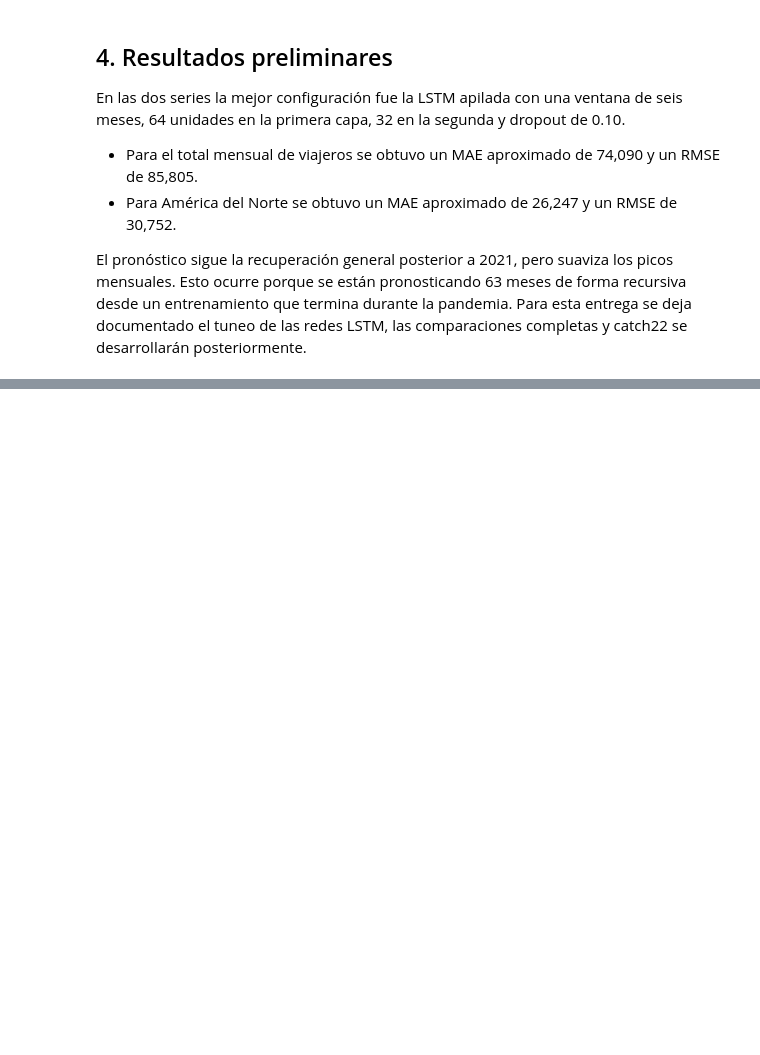
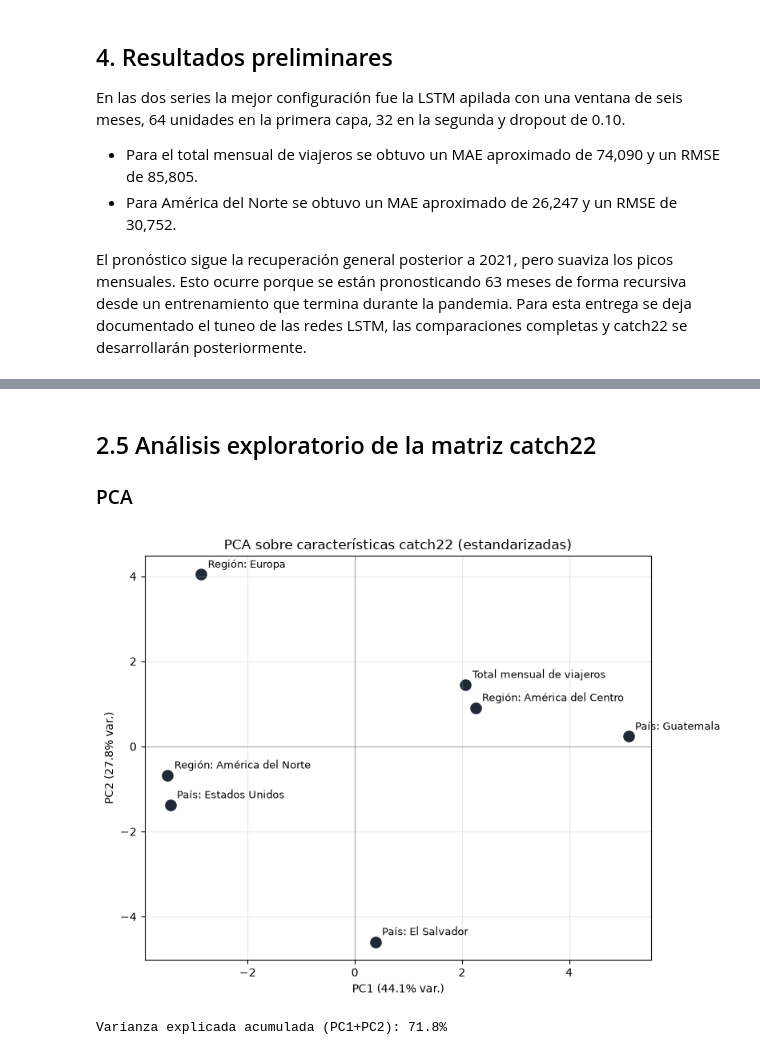
Before and after one commit to MiltonPolanco/Lab2-Series-de-Tiempo-con-LSTM, a Jupyter notebook: notebooks/laboratorio_2.ipynb, the cells around one changed output, grey strips where cells are left out. Cells and saved outputs as stored; diff of their text form; code cells hidden in the pictures; blank space fills up the shorter version.

```diff
--- a/notebooks/laboratorio_2.ipynb
+++ b/notebooks/laboratorio_2.ipynb
@@ -365,0 +476,13 @@ El pronóstico sigue la recuperación general posterior a 2021, pero suaviza los
+# %%
+filas_catch22 = []
+nombres_features = None
+for nombre, serie_i in series_completas.items():
+    resultado = pycatch22.catch22_all(list(serie_i.astype(float)), catch24=False)
+    if nombres_features is None:
+        nombres_features = resultado["names"]
+    filas_catch22.append(resultado["values"])
+
+matriz_catch22 = pd.DataFrame(
+    filas_catch22, index=list(series_completas.keys()), columns=nombres_features
+)
+matriz_catch22.round(3)
@@ -365,0 +503,8 @@ El pronóstico sigue la recuperación general posterior a 2021, pero suaviza los
+# %%
+escalador_features = StandardScaler()
+matriz_estandar = pd.DataFrame(
+    escalador_features.fit_transform(matriz_catch22),
+    index=matriz_catch22.index,
+    columns=matriz_catch22.columns,
+)
+matriz_estandar.round(2)
@@ -365,0 +521,26 @@ El pronóstico sigue la recuperación general posterior a 2021, pero suaviza los
+# %% [markdown]
+## 2.5 Análisis exploratorio de la matriz catch22
+
+### PCA
+# %%
+pca = PCA(n_components=2, random_state=42)
+componentes = pca.fit_transform(matriz_estandar)
+pca_df = pd.DataFrame(componentes, index=matriz_estandar.index, columns=["PC1", "PC2"])
+
+fig, ax = plt.subplots(figsize=(8, 6))
+ax.scatter(pca_df["PC1"], pca_df["PC2"], s=90, color="#1f2937")
+for nombre, fila in pca_df.iterrows():
+    ax.annotate(nombre, (fila["PC1"], fila["PC2"]), textcoords="offset points", xytext=(6, 6), fontsize=9)
+ax.axhline(0, color="grey", linewidth=0.5)
+ax.axvline(0, color="grey", linewidth=0.5)
+ax.set_xlabel(f"PC1 ({pca.explained_variance_ratio_[0]*100:.1f}% var.)")
+ax.set_ylabel(f"PC2 ({pca.explained_variance_ratio_[1]*100:.1f}% var.)")
+ax.set_title("PCA sobre características catch22 (estandarizadas)")
+ax.grid(alpha=0.25)
+plt.tight_layout()
+plt.show()
+
+print(f"Varianza explicada acumulada (PC1+PC2): {pca.explained_variance_ratio_.sum()*100:.1f}%")
+# %% [output]
+[figure, added]
+Varianza explicada acumulada (PC1+PC2): 71.8%
```
Also changed, not shown: parts of 27 cells of this notebook, 1 other file.
